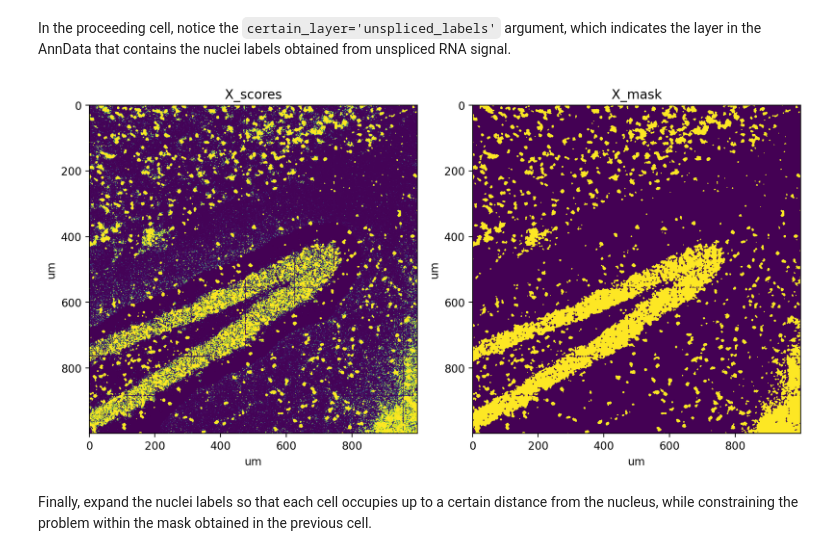
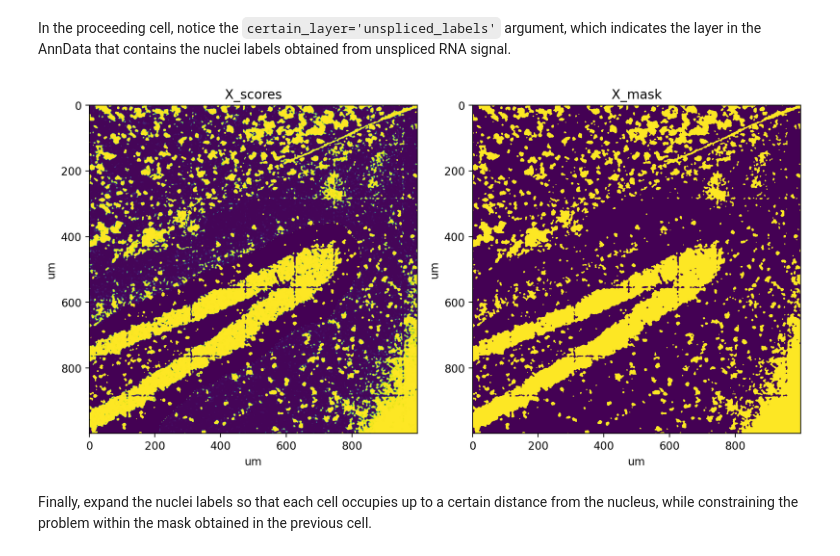
Before and after one commit to aristoteleo/spateo-notebooks, a Jupyter notebook: segmentation/rna_segmentation.ipynb, the cells around one changed output. Saved outputs shown, nothing was run; the diff lists cells and outputs as text; code cells hidden in the pictures.

```diff
--- a/segmentation/rna_segmentation.ipynb
+++ b/segmentation/rna_segmentation.ipynb
@@ -79,17 +79,17 @@ st.pl.imshow(adata, 'X_bins', ax=axes[1], labels=True)
 In the proceeding cell, notice the `certain_layer='unspliced_labels'` argument, which indicates the layer in the AnnData that contains the nuclei labels obtained from unspliced RNA signal.
 # %%
 st.pp.segmentation.score_and_mask_pixels(
-    adata, 'X', k=5, method='EM+BP',
+    adata, 'X', k=15, method='EM+BP',
     em_kwargs=dict(downsample=0.01, seed=2022),
     bp_kwargs=dict(n_threads=8, p=0.7, q=0.3),
     certain_layer='unspliced_labels'
 )
 
 fig, axes = plt.subplots(ncols=2, figsize=(10, 5), tight_layout=True)
 st.pl.imshow(adata, 'X_scores', ax=axes[0])
 st.pl.imshow(adata, 'X_mask', ax=axes[1])
 # %% [output]
-[figure, old version]
+[figure, new version]
 # %% [markdown]
 Finally, expand the nuclei labels so that each cell occupies up to a certain distance from the nucleus, while constraining the problem within the mask obtained in the previous cell.
 # %%
```
Also changed, not shown: parts of 2 cells of this notebook, 2 other files.
